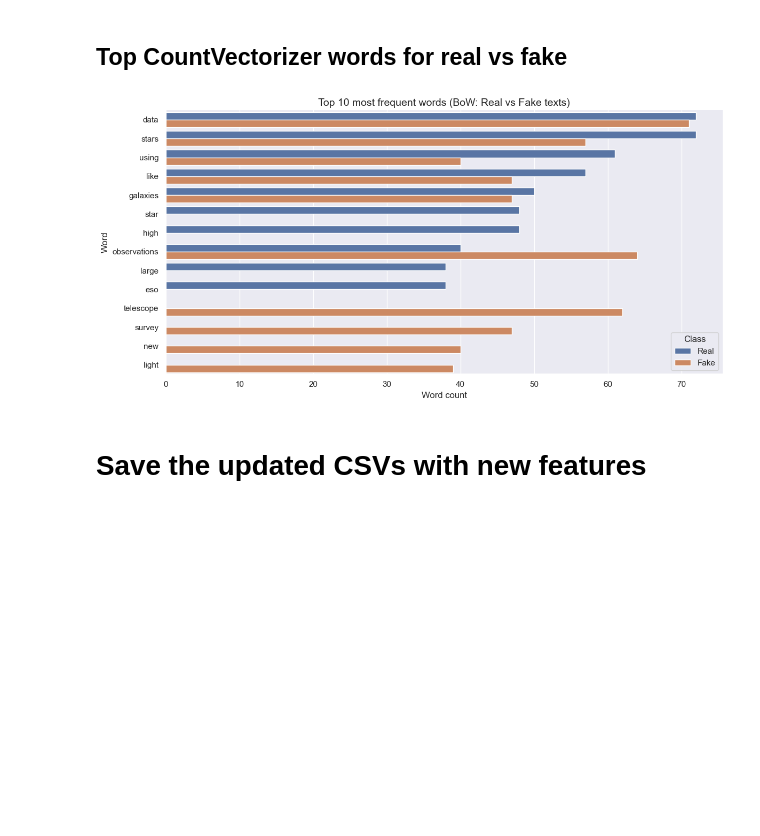
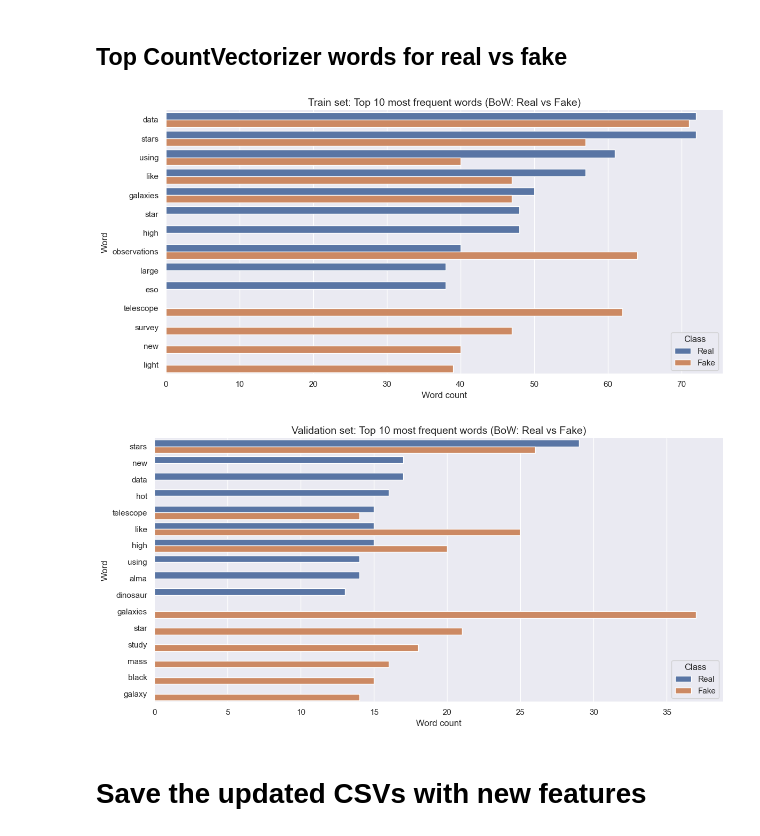
Before and after one commit to photoli93/esa_fake_or_real, a Jupyter notebook: notebooks/01_EDA.ipynb, the cells around one changed output. Saved outputs shown, nothing was run; the diff lists cells and outputs as text; code cells hidden in the pictures; blank space fills up the shorter version.

```diff
--- a/notebooks/01_EDA.ipynb
+++ b/notebooks/01_EDA.ipynb
@@ -221,38 +309,44 @@ plt.show()
 - Fake texts are more diffuse, referential, “science-sounding” words (survey, surveys, observations, new,...)
 # %% [markdown]
 ## Top CountVectorizer words for real vs fake
-# %%
-# Initialize CountVectorizer
-bow_vectorizer = CountVectorizer(max_features=5000, stop_words='english')
-X_bow = bow_vectorizer.fit_transform(train_df['combined_text'])
-bow_feature_names = np.array(bow_vectorizer.get_feature_names_out())
-
-# Create a DataFrame for BoW features
-bow_df = pd.DataFrame(X_bow.toarray(), columns=bow_feature_names)
-bow_df['label'] = train_df['real_text_id']
-
-# Compute top 10 word counts per class
-real_counts = bow_df[bow_df['label'] == 1][bow_feature_names].sum().sort_values(ascending=False)[:10]
-fake_counts = bow_df[bow_df['label'] == 2][bow_feature_names].sum().sort_values(ascending=False)[:10]
-
-# Combine for plotting
-top_real_bow = pd.DataFrame({'word': real_counts.index, 'count': real_counts.values, 'label': 'Real'})
-top_fake_bow = pd.DataFrame({'word': fake_counts.index, 'count': fake_counts.values, 'label': 'Fake'})
-top_bow_words = pd.concat([top_real_bow, top_fake_bow])
-
-# Plot top words
-plt.figure(figsize=(12, 6))
-sns.barplot(data=top_bow_words, x='count', y='word', hue='label')
-plt.title("Top 10 most frequent words (BoW: Real vs Fake texts)", fontsize=14)
-plt.xlabel("Word count")
-plt.ylabel("Word")
-plt.legend(title="Class", loc="lower right")
-sns.despine()
-plt.tight_layout()
-plt.savefig(PLOTS_PATH / "bow_top_words_real_vs_fake.png")
-plt.show()
-# %% [output]
-[figure, removed]
+# %%
+# Loop over train and validation sets
+for df, name in zip([train_df, val_df], ['train', 'validation']):
+    # Combine both text files into one per article
+    df['combined_text'] = df['file1_text'] + " " + df['file2_text']
+
+    # Initialize CountVectorizer
+    bow_vectorizer = CountVectorizer(max_features=5000, stop_words='english')
+    X_bow = bow_vectorizer.fit_transform(df['combined_text'])
+    bow_feature_names = np.array(bow_vectorizer.get_feature_names_out())
+
+    # Create a DataFrame for BoW features
+    bow_df = pd.DataFrame(X_bow.toarray(), columns=bow_feature_names)
+    bow_df['label'] = df['real_text_id']
+
+    # Compute top 10 word counts per class
+    real_counts = bow_df[bow_df['label'] == 1][bow_feature_names].sum().sort_values(ascending=False)[:10]
+    fake_counts = bow_df[bow_df['label'] == 2][bow_feature_names].sum().sort_values(ascending=False)[:10]
+
+    # Combine for plotting
+    top_real_bow = pd.DataFrame({'word': real_counts.index, 'count': real_counts.values, 'label': 'Real'})
+    top_fake_bow = pd.DataFrame({'word': fake_counts.index, 'count': fake_counts.values, 'label': 'Fake'})
+    top_bow_words = pd.concat([top_real_bow, top_fake_bow])
+
+    # Plot top words
+    plt.figure(figsize=(12, 6))
+    sns.barplot(data=top_bow_words, x='count', y='word', hue='label')
+    plt.title(f"{name.capitalize()} set: Top 10 most frequent words (BoW: Real vs Fake)", fontsize=14)
+    plt.xlabel("Word count")
+    plt.ylabel("Word")
+    plt.legend(title="Class", loc="lower right")
+    sns.despine()
+    plt.tight_layout()
+    plt.savefig(PLOTS_PATH / f"bow_top_words_{name}_real_vs_fake.png")
+    plt.show()
+# %% [output]
+[figure, added]
+[figure, added]
 # %% [markdown]
 # Save the updated CSVs with new features
 # %%
```
Also changed, not shown: parts of 8 cells of this notebook, 2 other files.
